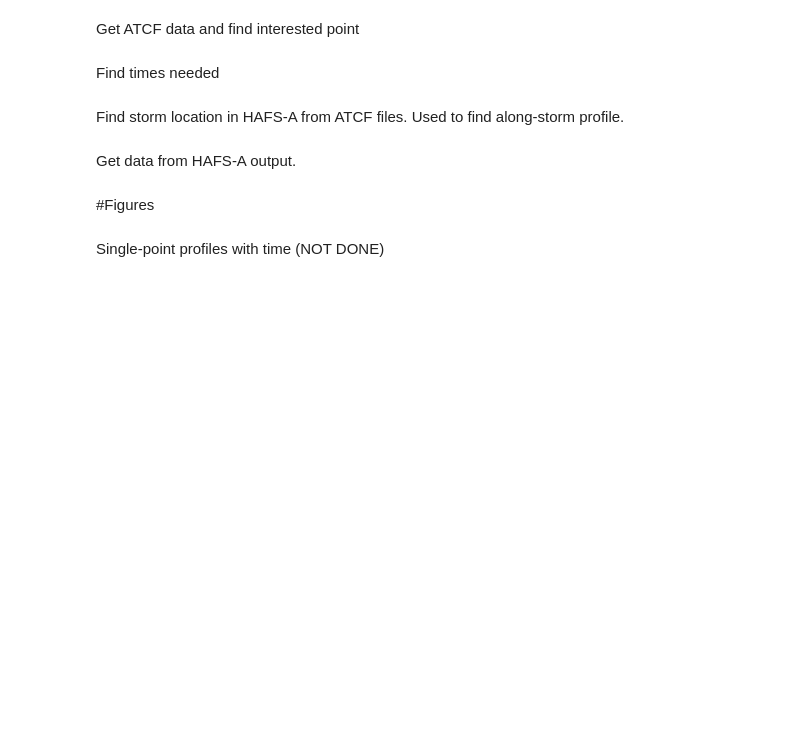
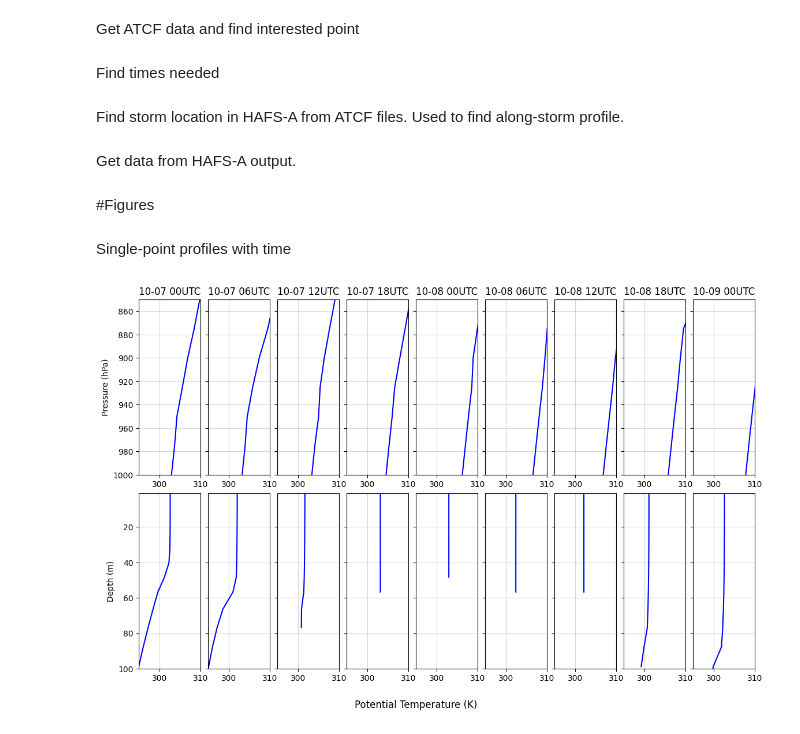
Before and after one commit to SeanBarnier/HAFS_Air-Sea, a Jupyter notebook: stormCenteredProfiles.ipynb, the cells around one changed output. Saved outputs shown, nothing was run; the diff lists cells and outputs as text; code cells hidden in the pictures; blank space fills up the shorter version.

Commit message:
Finished point-profile figures.

```diff
--- a/stormCenteredProfiles.ipynb
+++ b/stormCenteredProfiles.ipynb
@@ -19,7 +19,7 @@ name = "Milton"
 tcNum = "14"
 trackType = ""
 
-runTime = dt(year=2024, month=10, day=6, hour=6) #Time when Milton began its most rapid intensification
+runTime = dt(year=2024, month=10, day=7, hour=0) #1 day before Milton began its most rapid intensification
 
 fHourStep = 6       #Normally 3 for HAFS-A
 forecastLength = 48 #Normally 126 for HAFS-A.
@@ -135,57 +135,51 @@ for valid in fcastTimes:
 # %% [markdown]
 #Figures
 # %% [markdown]
-Single-point profiles with time (NOT DONE)
+Single-point profiles with time
 # %%
-profFig = plt.figure(figsize=(10,8))
+profFig = plt.figure(figsize=(12,8))
 
 var = "T"
-atmRange = {"T":(290,315), "u":(-45,45), "v":(-45,45)}[var]
-oceRange = {"T":(290,315), "u":(-1.5,1.5), "v":(-1.5,1.5)}[var]
+atmRange = {"T":(295,310), "u":(-18,18), "v":(-18,18)}[var]
+oceRange = {"T":(295,310), "u":(-1,1), "v":(-1,1)}[var]
 
-atmAxes = [profFig.add_axes([0.1, 0.52, 0.17, 0.38]), profFig.add_axes([0.3, 0.52, 0.17, 0.38]),
-           profFig.add_axes([0.5, 0.52, 0.17, 0.38]), profFig.add_axes([0.7, 0.52, 0.17, 0.38])]
-oceAxes = [profFig.add_axes([0.1, 0.1, 0.17, 0.38]), profFig.add_axes([0.3, 0.1, 0.17, 0.38]),
-           profFig.add_axes([0.5, 0.1, 0.17, 0.38]), profFig.add_axes([0.7, 0.1, 0.17, 0.38])]
+valids = list(atm[runTime].keys())
+axCorners = np.linspace(0.1, 0.9, len(valids))
+axWidth = 0.8/len(valids)
 
-validTimes = [dt(year=2024, month=10, day=6, hour=18),
-              dt(year=2024, month=10, day=7, hour=6),
-              dt(year=2024, month=10, day=7, hour=18),
-              dt(year=2024, month=10, day=8, hour=6)]
-colors = ["blue", "orange", "green", "red"]
-linestyles = ["-", "--", "-.", ":"]
+atmAxes = [profFig.add_axes([corner, 0.52, axWidth, 0.38]) for corner in axCorners]
+oceAxes = [profFig.add_axes([corner, 0.1, axWidth, 0.38]) for corner in axCorners]
 
-for runTime, atmAx, oceAx, color in zip(oce.keys(), atmAxes, oceAxes, colors):
-  if runTime>centralTime: continue
+colors = ["blue"] * len(valids)
 
-  for time, linestyle in zip(validTimes, linestyles):
-    if time < runTime: continue
-    ocez = list(oce[runTime][time].keys())
-    oceVals = [oce[runTime][time][level][var] for level in ocez]
-    oceAx.plot(oceVals, ocez, label=time.strftime("%m-%d %HUTC"), color=color, linestyle=linestyle)
+for time, atmAx, oceAx, color in zip(valids, atmAxes, oceAxes, colors):
 
-    atmz = list(atm[runTime][time].keys())
-    atmT = [atm[runTime][time][level][var] for level in atmz]
-    atmAx.plot(atmT, atmz, label=time.strftime("%m-%d %HUTC"), color=color, linestyle=linestyle)
+  if time < runTime: continue
+  ocez = list(oce[runTime][time].keys())
+  oceVals = [oce[runTime][time][level][var] for level in ocez]
+  oceAx.plot(oceVals, ocez, label=time.strftime("%m-%d %HUTC"), color=color)#, linestyle=linestyle)
 
-  atmAx.set_title(runTime.strftime("%m-%d %HUTC"))
+  atmz = list(atm[runTime][time].keys())
+  atmT = [atm[runTime][time][level][var] for level in atmz]
+  atmAx.plot(atmT, atmz, label=time.strftime("%m-%d %HUTC"), color=color)#, linestyle=linestyle)
+
+  atmAx.set_title(time.strftime("%m-%d %HUTC"), fontsize=12)
   oceAx.invert_yaxis()
   atmAx.invert_yaxis()
   oceAx.set_xlim(oceRange[0], oceRange[1])
   atmAx.set_xlim(atmRange[0], atmRange[1])
-  oceAx.set_ylim(100,0)
-  atmAx.set_ylim(1000,800)
+  oceAx.set_ylim(100,1)
+  atmAx.set_ylim(1000,850)
 
   oceAx.grid(alpha=0.5)
   atmAx.grid(alpha=0.5)
 
-profFig.supxlabel("Potential Temperature (K)")
+profFig.supxlabel({"T":"Potential Temperature (K)", "u":"U-Component of Velocity (m/s)", "v":"V-Component of Velocity (m/s)"}[var])
 oceAxes[0].set_ylabel("Depth (m)")
 atmAxes[0].set_ylabel("Pressure (hPa)")
 for ax in atmAxes[1:] + oceAxes[1:]: ax.set_yticklabels([])
 
-atmAxes[0].legend(title="Model Valid Time", ncols=4, loc=[0, 1.1])
-
-#profFig.suptitle(f"{var} Profiles Valid at {time.strftime('%m-%d %HUTC')}")
-plt.savefig(f"{var}RunValidProfiles{figureSuffix}.png")
+plt.savefig(f"{var}StormCenteredProfiles.png")
 plt.show()
+# %% [output]
+[figure, added]
```
